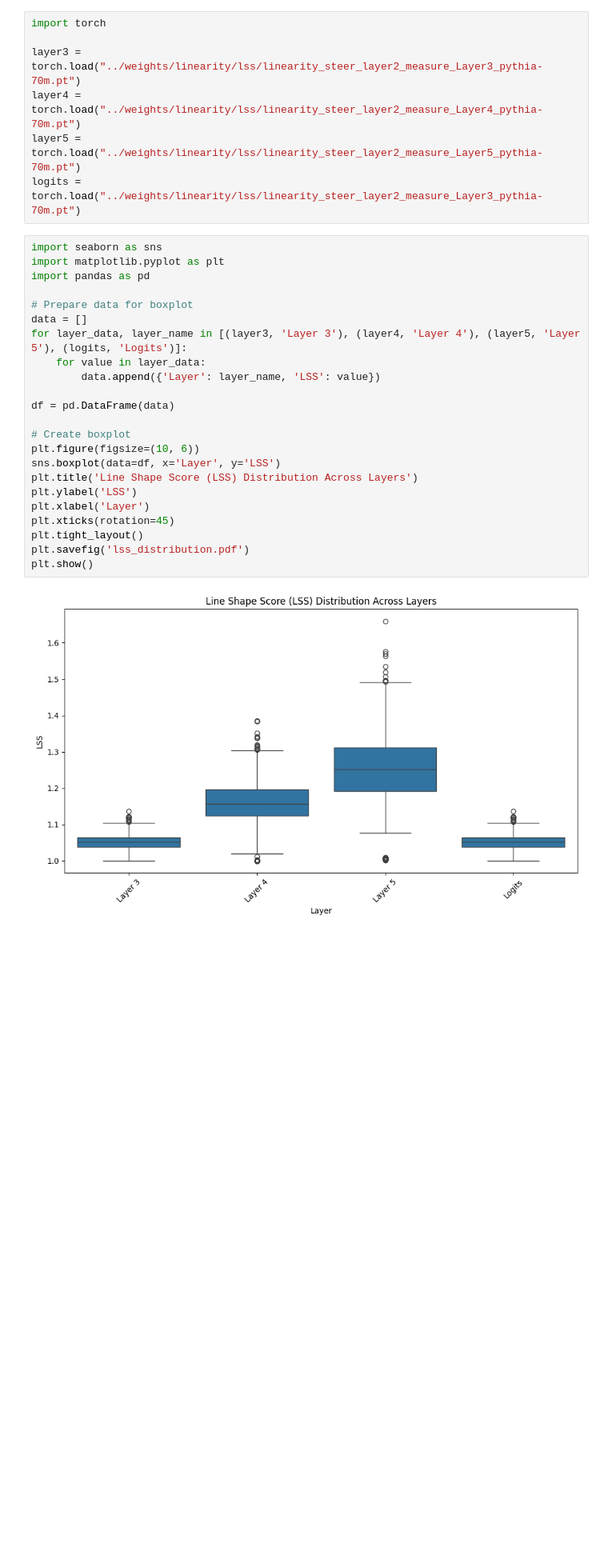
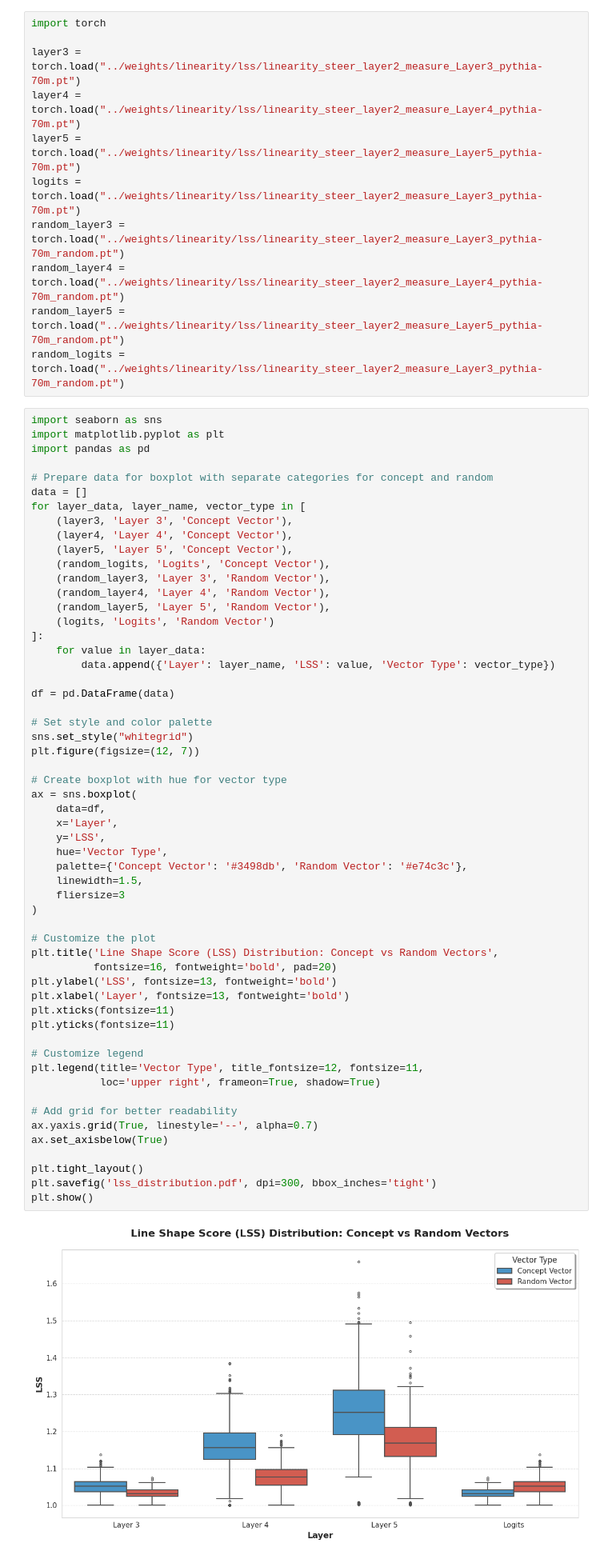
Before and after one commit to xzAscC/MultipleDirections, a Jupyter notebook: src/each_layer.ipynb, the cells around one changed output. Shown at 80% size. Saved outputs shown, nothing was run; the diff lists cells and outputs as text; blank space fills up the shorter version.

Commit message:
Refactor each_layer.ipynb to include random layer data and enhance boxplot visualization with separate categories for concept and random vectors.

```diff
--- a/src/each_layer.ipynb
+++ b/src/each_layer.ipynb
@@ -5,28 +5,65 @@ layer3 = torch.load("../weights/linearity/lss/linearity_steer_layer2_measure_Lay
 layer4 = torch.load("../weights/linearity/lss/linearity_steer_layer2_measure_Layer4_pythia-70m.pt")
 layer5 = torch.load("../weights/linearity/lss/linearity_steer_layer2_measure_Layer5_pythia-70m.pt")
 logits = torch.load("../weights/linearity/lss/linearity_steer_layer2_measure_Layer3_pythia-70m.pt")
+random_layer3 = torch.load("../weights/linearity/lss/linearity_steer_layer2_measure_Layer3_pythia-70m_random.pt")
+random_layer4 = torch.load("../weights/linearity/lss/linearity_steer_layer2_measure_Layer4_pythia-70m_random.pt")
+random_layer5 = torch.load("../weights/linearity/lss/linearity_steer_layer2_measure_Layer5_pythia-70m_random.pt")
+random_logits = torch.load("../weights/linearity/lss/linearity_steer_layer2_measure_Layer3_pythia-70m_random.pt")
 # %%
 import seaborn as sns
 import matplotlib.pyplot as plt
 import pandas as pd
 
-# Prepare data for boxplot
+# Prepare data for boxplot with separate categories for concept and random
 data = []
-for layer_data, layer_name in [(layer3, 'Layer 3'), (layer4, 'Layer 4'), (layer5, 'Layer 5'), (logits, 'Logits')]:
+for layer_data, layer_name, vector_type in [
+    (layer3, 'Layer 3', 'Concept Vector'),
+    (layer4, 'Layer 4', 'Concept Vector'),
+    (layer5, 'Layer 5', 'Concept Vector'),
+    (random_logits, 'Logits', 'Concept Vector'),
+    (random_layer3, 'Layer 3', 'Random Vector'),
+    (random_layer4, 'Layer 4', 'Random Vector'),
+    (random_layer5, 'Layer 5', 'Random Vector'),
+    (logits, 'Logits', 'Random Vector')
+]:
     for value in layer_data:
-        data.append({'Layer': layer_name, 'LSS': value})
+        data.append({'Layer': layer_name, 'LSS': value, 'Vector Type': vector_type})
 
 df = pd.DataFrame(data)
 
-# Create boxplot
-plt.figure(figsize=(10, 6))
-sns.boxplot(data=df, x='Layer', y='LSS')
-plt.title('Line Shape Score (LSS) Distribution Across Layers')
-plt.ylabel('LSS')
-plt.xlabel('Layer')
-plt.xticks(rotation=45)
+# Set style and color palette
+sns.set_style("whitegrid")
+plt.figure(figsize=(12, 7))
+
+# Create boxplot with hue for vector type
+ax = sns.boxplot(
+    data=df,
+    x='Layer',
+    y='LSS',
+    hue='Vector Type',
+    palette={'Concept Vector': '#3498db', 'Random Vector': '#e74c3c'},
+    linewidth=1.5,
+    fliersize=3
+)
+
+# Customize the plot
+plt.title('Line Shape Score (LSS) Distribution: Concept vs Random Vectors',
+          fontsize=16, fontweight='bold', pad=20)
+plt.ylabel('LSS', fontsize=13, fontweight='bold')
+plt.xlabel('Layer', fontsize=13, fontweight='bold')
+plt.xticks(fontsize=11)
+plt.yticks(fontsize=11)
+
+# Customize legend
+plt.legend(title='Vector Type', title_fontsize=12, fontsize=11,
+           loc='upper right', frameon=True, shadow=True)
+
+# Add grid for better readability
+ax.yaxis.grid(True, linestyle='--', alpha=0.7)
+ax.set_axisbelow(True)
+
 plt.tight_layout()
-plt.savefig('lss_distribution.pdf')
+plt.savefig('lss_distribution.pdf', dpi=300, bbox_inches='tight')
 plt.show()
 # %% [output]
-[figure, old version]
+[figure, new version]
```
Also changed, not shown: 1 other file.
